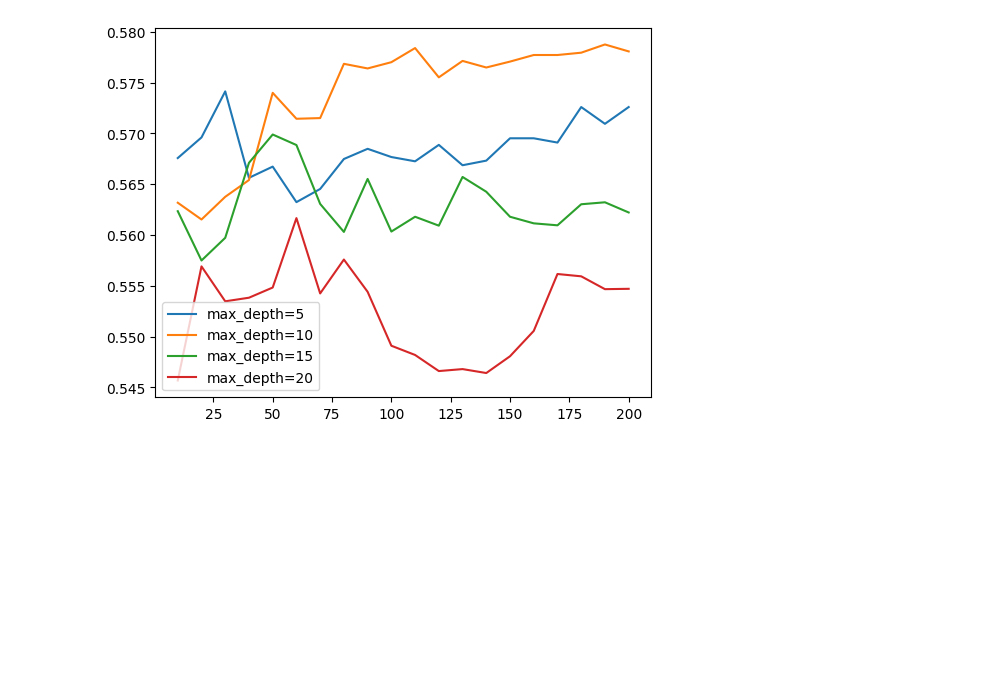
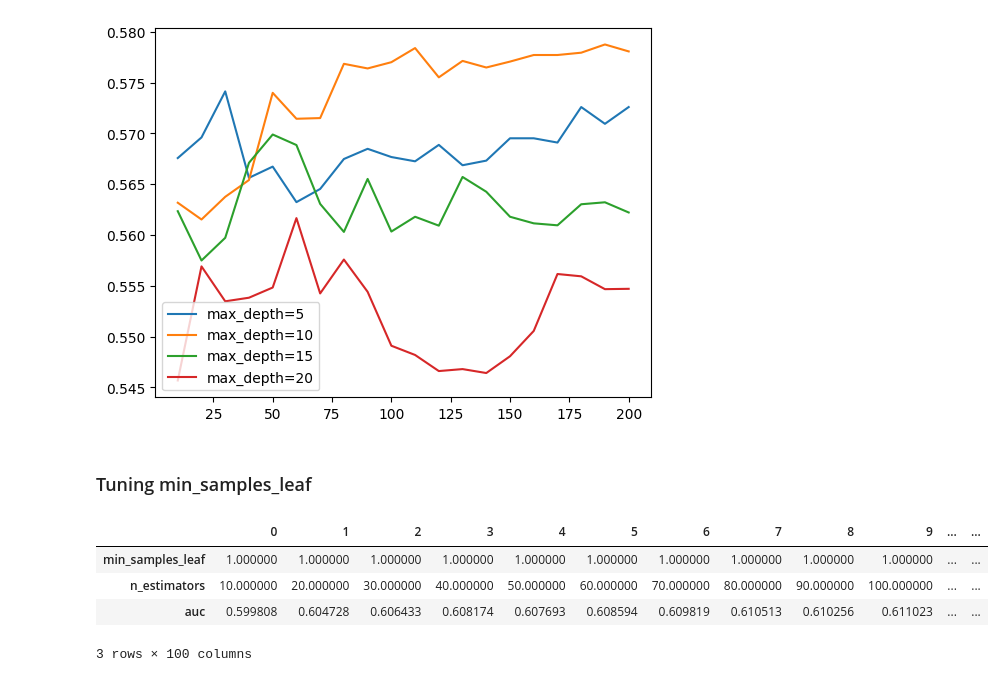
Before and after one commit to Veranika23/endometriosis-prediction, a Jupyter notebook: EDA/notebook.ipynb, the cells around one changed output. Drawn from its saved outputs; the diff is of its cells as text; code cells hidden in the pictures; blank space fills up the shorter version.

```diff
--- a/EDA/notebook.ipynb
+++ b/EDA/notebook.ipynb
@@ -580,3 +580,5 @@ plt.legend()
 [figure]
 # %%
 max_depth = 10
+# %% [markdown]
+### Tuning min_samples_leaf
@@ -582,0 +600,10 @@ max_depth = 10
+# %%
+columns = ['min_samples_leaf', 'n_estimators', 'auc']
+df_scores = pd.DataFrame(scores, columns=columns)
+df_scores.T
+# %% [output]
+|  | 0 | 1 | 2 | 3 | 4 | 5 | 6 | 7 | 8 | 9 | ... | ... |
+| min_samples_leaf | 1.000000 | 1.000000 | 1.000000 | 1.000000 | 1.000000 | 1.000000 | 1.000000 | 1.000000 | 1.000000 | 1.000000 | ... | ... |
+| n_estimators | 10.000000 | 20.000000 | 30.000000 | 40.000000 | 50.000000 | 60.000000 | 70.000000 | 80.000000 | 90.000000 | 100.000000 | ... | ... |
+| auc | 0.599808 | 0.604728 | 0.606433 | 0.608174 | 0.607693 | 0.608594 | 0.609819 | 0.610513 | 0.610256 | 0.611023 | ... | ... |
+3 rows × 100 columns
```
Also changed, not shown: parts of 7 cells of this notebook.
